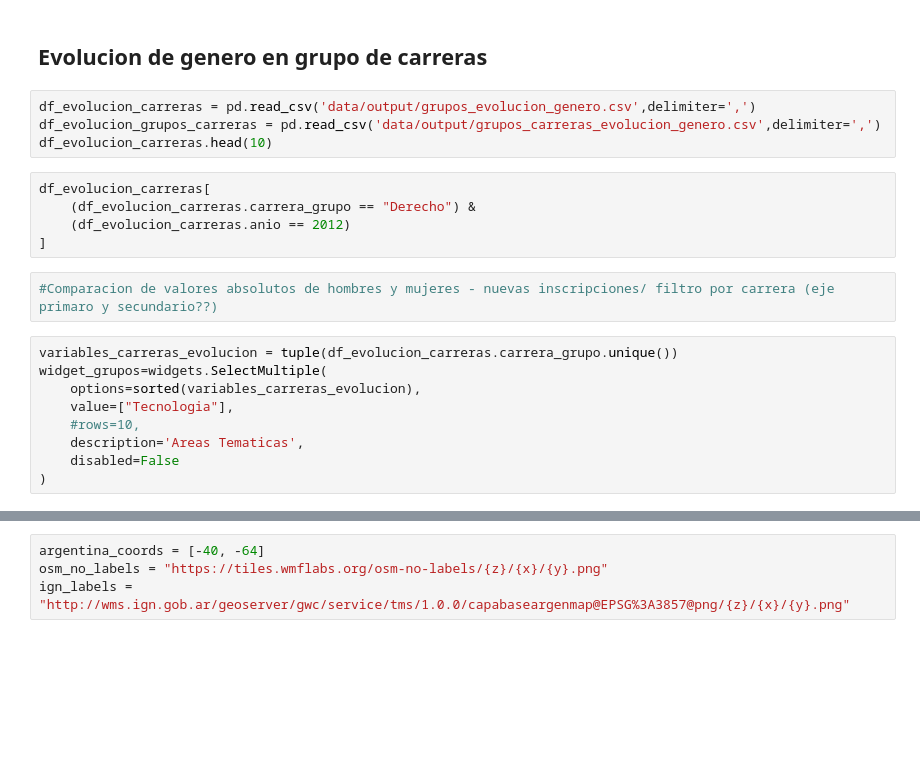
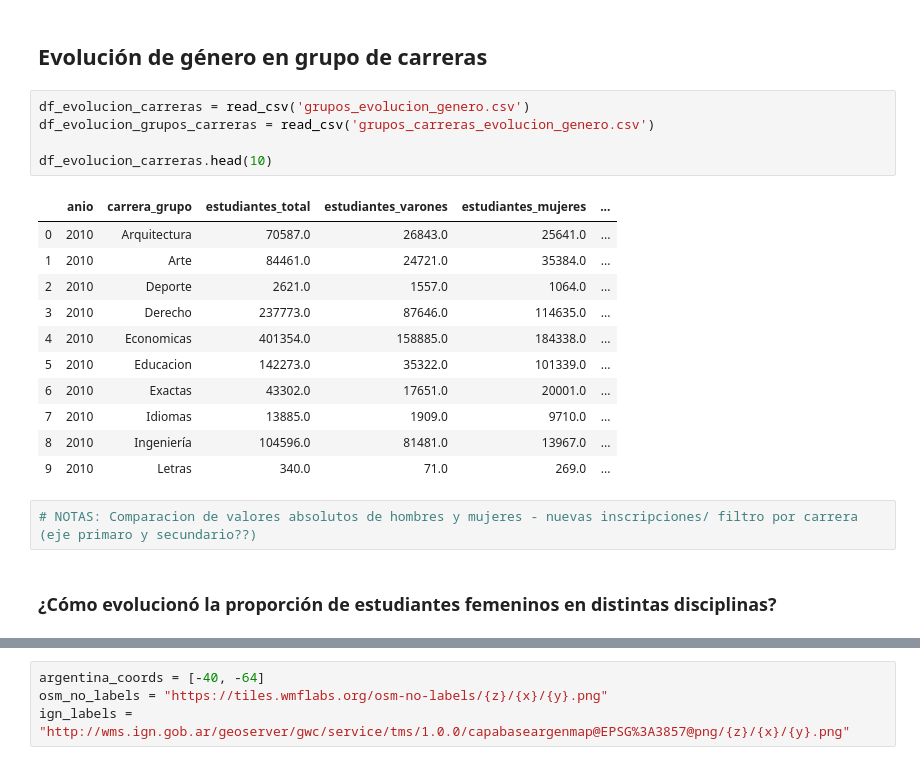
Before and after one commit to chicasentec/viz-carreras-nexjournal, a Jupyter notebook: visualizaciones-next-journal.ipynb, the cells around one changed output, grey strips where cells are left out. Saved outputs shown, nothing was run; the diff lists cells and outputs as text; blank space fills up the shorter version.

```diff
--- a/visualizaciones-next-journal.ipynb
+++ b/visualizaciones-next-journal.ipynb
@@ -27,23 +25,24 @@ ImportError: dlopen(/Users/abenassi/anaconda/envs/proyecto-next-journal/lib/pyth
 # %% [markdown]
-## Evolucion de genero en grupo de carreras
+## Evolución de género en grupo de carreras
 # %%
-df_evolucion_carreras = pd.read_csv('data/output/grupos_evolucion_genero.csv',delimiter=',')
-df_evolucion_grupos_carreras = pd.read_csv('data/output/grupos_carreras_evolucion_genero.csv',delimiter=',')
+df_evolucion_carreras = read_csv('grupos_evolucion_genero.csv')
+df_evolucion_grupos_carreras = read_csv('grupos_carreras_evolucion_genero.csv')
+
 df_evolucion_carreras.head(10)
+# %% [output]
+|  | anio | carrera_grupo | estudiantes_total | estudiantes_varones | estudiantes_mujeres | ... |
+| 0 | 2010 | Arquitectura | 70587.0 | 26843.0 | 25641.0 | ... |
+| 1 | 2010 | Arte | 84461.0 | 24721.0 | 35384.0 | ... |
+| 2 | 2010 | Deporte | 2621.0 | 1557.0 | 1064.0 | ... |
+| 3 | 2010 | Derecho | 237773.0 | 87646.0 | 114635.0 | ... |
+| 4 | 2010 | Economicas | 401354.0 | 158885.0 | 184338.0 | ... |
+| 5 | 2010 | Educacion | 142273.0 | 35322.0 | 101339.0 | ... |
+| 6 | 2010 | Exactas | 43302.0 | 17651.0 | 20001.0 | ... |
+| 7 | 2010 | Idiomas | 13885.0 | 1909.0 | 9710.0 | ... |
+| 8 | 2010 | Ingeniería | 104596.0 | 81481.0 | 13967.0 | ... |
+| 9 | 2010 | Letras | 340.0 | 71.0 | 269.0 | ... |
-# %%
-df_evolucion_carreras[
-    (df_evolucion_carreras.carrera_grupo == "Derecho") &
-    (df_evolucion_carreras.anio == 2012)
-]
 # %%
-#Comparacion de valores absolutos de hombres y mujeres - nuevas inscripciones/ filtro por carrera (eje primaro y secundario??)
+# NOTAS: Comparacion de valores absolutos de hombres y mujeres - nuevas inscripciones/ filtro por carrera (eje primaro y secundario??)
-# %%
-variables_carreras_evolucion = tuple(df_evolucion_carreras.carrera_grupo.unique())
-widget_grupos=widgets.SelectMultiple(
-    options=sorted(variables_carreras_evolucion),
-    value=["Tecnologia"],
-    #rows=10,
-    description='Areas Tematicas',
-    disabled=False
-)
+# %% [markdown]
+### ¿Cómo evolucionó la proporción de estudiantes femeninos en distintas disciplinas?
 # %%
```
Also changed, not shown: parts of 21 cells of this notebook, 6 other files.
